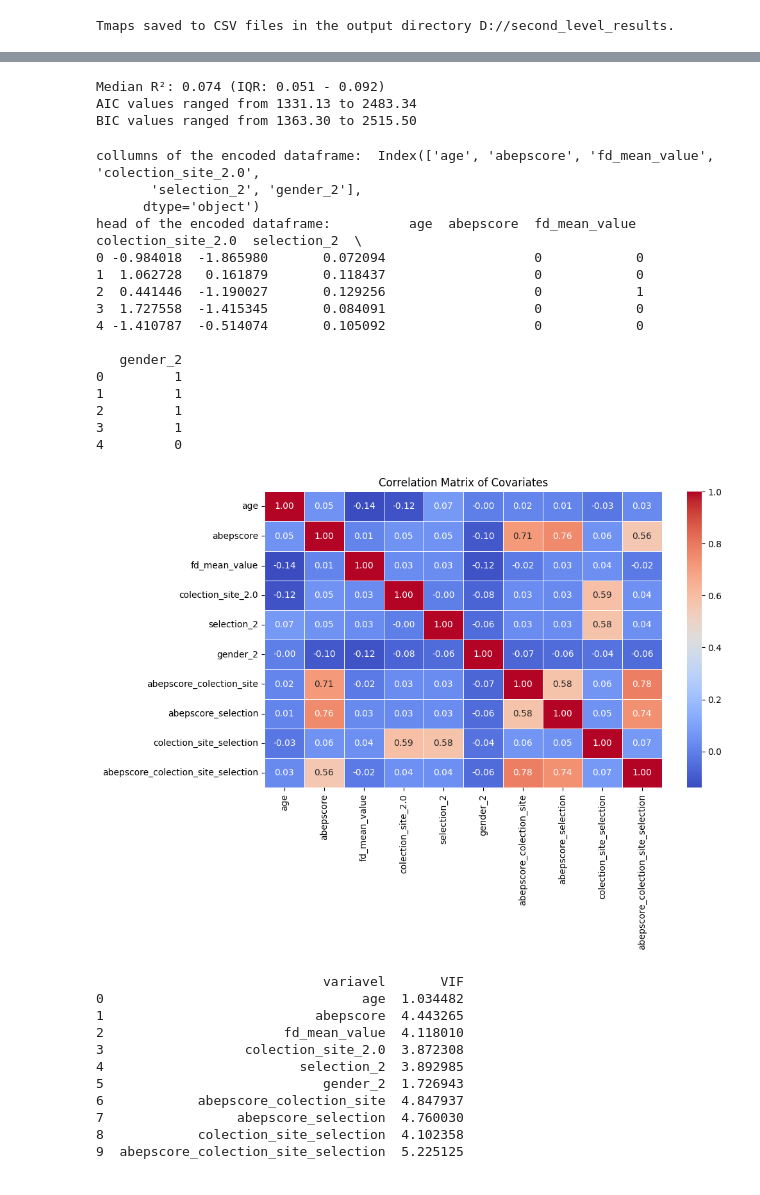
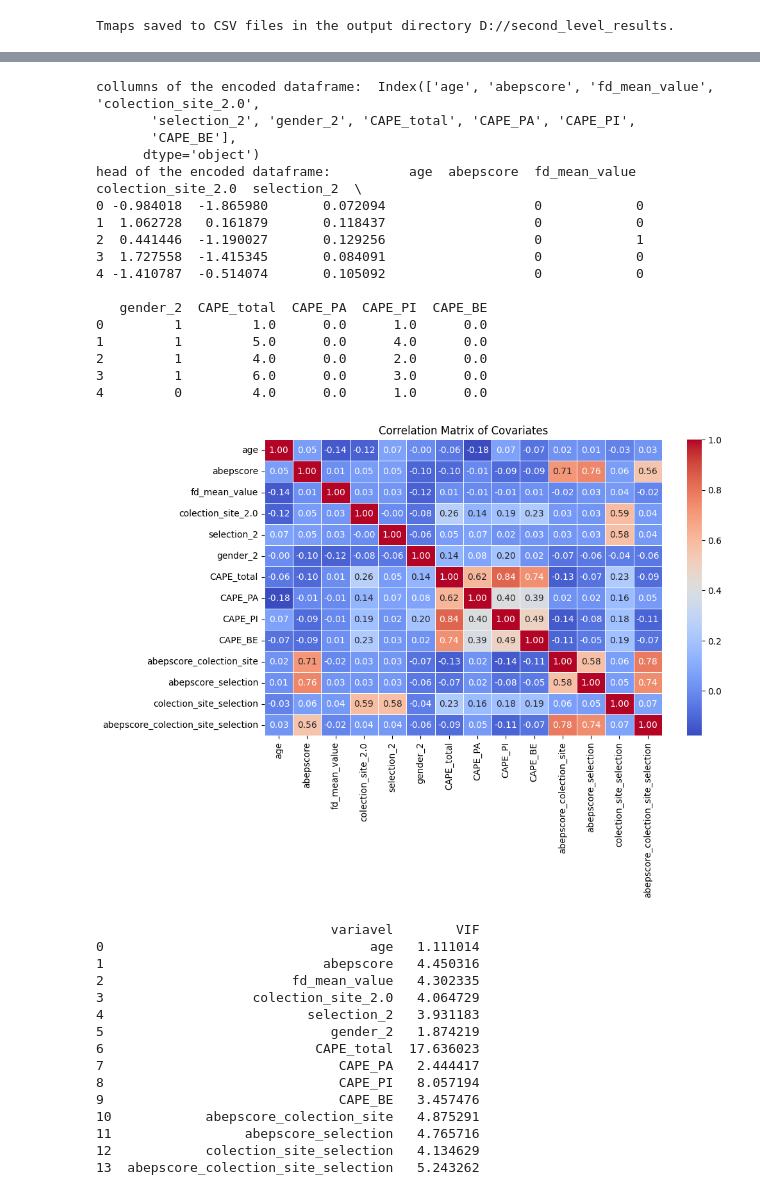
Before and after one commit to angeloodr/INPD-neuroimage-cape, a Jupyter notebook: code/seed-to-roi-2nd-level.ipynb, the cells around one changed output, grey strips where cells are left out. Drawn from its saved outputs; the diff is of its cells as text; code cells hidden in the pictures.

```diff
--- a/code/seed-to-roi-2nd-level.ipynb
+++ b/code/seed-to-roi-2nd-level.ipynb
@@ -482,15 +474,11 @@ Name: BIC, Length: 864, dtype: float64]
 # %%
 #Across the 400 fitted negative binomial models, median R² are
-median_r2 = merged_df['R_squared_ajusted'].median()
-print(f"Median ajusted R²: {median_r2:.3f} (IQR: {merged_df['R_squared_ajusted'].quantile(0.25):.3f} - {merged_df['R_squared_ajusted'].quantile(0.75):.3f})")
-# median_deviance_df = (merged_df['deviance'] / merged_df['degrees_of_freedom']).median()
-# print(f"Median Deviance/df: {median_deviance_df:.2f} (IQR: {(merged_df['deviance'] / merged_df['degrees_of_freedom']).quantile(0.25):.2f} - {(merged_df['deviance'] / merged_df['degrees_of_freedom']).quantile(0.75):.2f})")
-print(f"AIC values ranged from {merged_df['AIC'].min():.2f} to {merged_df['AIC'].max():.2f}")
-print(f"BIC values ranged from {merged_df['BIC'].min():.2f} to {merged_df['BIC'].max():.2f}")
+# median_r2 = merged_df['R_squared_ajusted'].median()
+# print(f"Median ajusted R²: {median_r2:.3f} (IQR: {merged_df['R_squared_ajusted'].quantile(0.25):.3f} - {merged_df['R_squared_ajusted'].quantile(0.75):.3f})")
+# # median_deviance_df = (merged_df['deviance'] / merged_df['degrees_of_freedom']).median()
+# # print(f"Median Deviance/df: {median_deviance_df:.2f} (IQR: {(merged_df['deviance'] / merged_df['degrees_of_freedom']).quantile(0.25):.2f} - {(merged_df['deviance'] / merged_df['degrees_of_freedom']).quantile(0.75):.2f})")
+# print(f"AIC values ranged from {merged_df['AIC'].min():.2f} to {merged_df['AIC'].max():.2f}")
+# print(f"BIC values ranged from {merged_df['BIC'].min():.2f} to {merged_df['BIC'].max():.2f}")
-# %% [output]
-Median R²: 0.074 (IQR: 0.051 - 0.092)
-AIC values ranged from 1331.13 to 2483.34
-BIC values ranged from 1363.30 to 2515.50
 # %%
 # Compute and visualize correlations between covariates
 import matplotlib.pyplot as plt
@@ -505,52 +493,61 @@ merged_df_encoded = pd.get_dummies(tmap_allsubj_organized['DRPutamen'][variables
 merged_df_encoded['age'] = tmap_allsubj_organized['DRPutamen']['age']
 merged_df_encoded['abepscore'] = tmap_allsubj_organized['DRPutamen']['abepscore']
 merged_df_encoded['fd_mean_value'] = tmap_allsubj_organized['DRPutamen']['fd_mean_value']
+merged_df_encoded['CAPE_total'] = tmap_allsubj_organized['DRPutamen']['cape_tot']
+merged_df_encoded['CAPE_PA'] = tmap_allsubj_organized['DRPutamen']['cape_PA_score']
+merged_df_encoded['CAPE_PI'] = tmap_allsubj_organized['DRPutamen']['cape_PI_score']
+merged_df_encoded['CAPE_BE'] = tmap_allsubj_organized['DRPutamen']['cape_BE_score']
 print('collumns of the encoded dataframe: ', merged_df_encoded.columns)
 print('head of the encoded dataframe: ', merged_df_encoded.head())
 
 # create an interaction term between abepscore colection_site and selection
 merged_df_encoded['abepscore_colection_site'] = merged_df_encoded['abepscore'] * merged_df_encoded['colection_site_2.0']
 merged_df_encoded['abepscore_selection'] = merged_df_encoded['abepscore'] * merged_df_encoded['selection_2']
 merged_df_encoded['colection_site_selection'] = merged_df_encoded['colection_site_2.0'] * merged_df_encoded['selection_2']
 merged_df_encoded['abepscore_colection_site_selection'] = merged_df_encoded['abepscore'] * merged_df_encoded['colection_site_2.0'] * merged_df_encoded['selection_2']
 corr_matrix = merged_df_encoded.corr()
 
 plt.figure(figsize=(10, 6))
 sns.heatmap(corr_matrix, annot=True, cmap='coolwarm', fmt='.2f', linewidths=0.5)
 plt.title('Correlation Matrix of Covariates')
 plt.show()
 
 vif = pd.DataFrame()
 vif["variavel"] = merged_df_encoded.columns
 vif["VIF"] = [variance_inflation_factor(merged_df_encoded.values, i) for i in range(merged_df_encoded.shape[1])]
 
 print(vif)
 # %% [output]
 collumns of the encoded dataframe:  Index(['age', 'abepscore', 'fd_mean_value', 'colection_site_2.0',
-       'selection_2', 'gender_2'],
+       'selection_2', 'gender_2', 'CAPE_total', 'CAPE_PA', 'CAPE_PI',
+       'CAPE_BE'],
       dtype='object')
 head of the encoded dataframe:          age  abepscore  fd_mean_value  colection_site_2.0  selection_2  \
 0 -0.984018  -1.865980       0.072094                   0            0
 1  1.062728   0.161879       0.118437                   0            0
 2  0.441446  -1.190027       0.129256                   0            1
 3  1.727558  -1.415345       0.084091                   0            0
 4 -1.410787  -0.514074       0.105092                   0            0
 
-   gender_2
-0         1
-1         1
-2         1
-3         1
-4         0
+   gender_2  CAPE_total  CAPE_PA  CAPE_PI  CAPE_BE
+0         1         1.0      0.0      1.0      0.0
+1         1         5.0      0.0      4.0      0.0
+2         1         4.0      0.0      2.0      0.0
+3         1         6.0      0.0      3.0      0.0
+4         0         4.0      0.0      1.0      0.0
-[figure, old version]
+[figure, new version]
-                             variavel       VIF
-0                                 age  1.034482
-1                           abepscore  4.443265
-2                       fd_mean_value  4.118010
-3                  colection_site_2.0  3.872308
-4                         selection_2  3.892985
-5                            gender_2  1.726943
-6            abepscore_colection_site  4.847937
-7                 abepscore_selection  4.760030
-8            colection_site_selection  4.102358
-9  abepscore_colection_site_selection  5.225125
+                              variavel        VIF
+0                                  age   1.111014
+1                            abepscore   4.450316
+2                        fd_mean_value   4.302335
+3                   colection_site_2.0   4.064729
+4                          selection_2   3.931183
+5                             gender_2   1.874219
+6                           CAPE_total  17.636023
+7                              CAPE_PA   2.444417
+8                              CAPE_PI   8.057194
+9                              CAPE_BE   3.457476
+10            abepscore_colection_site   4.875291
+11                 abepscore_selection   4.765716
+12            colection_site_selection   4.134629
+13  abepscore_colection_site_selection   5.243262
```
Also changed, not shown: parts of 7 cells of this notebook.
